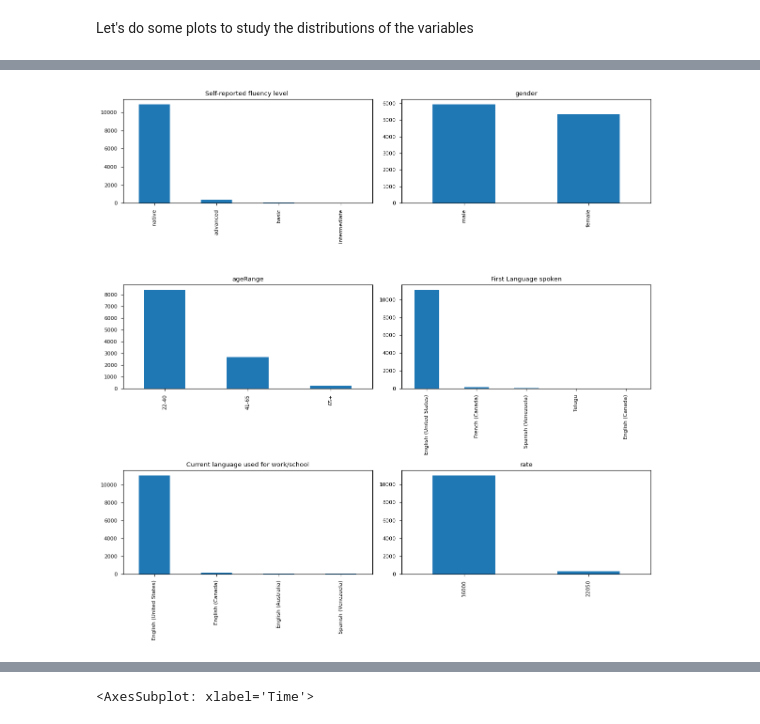
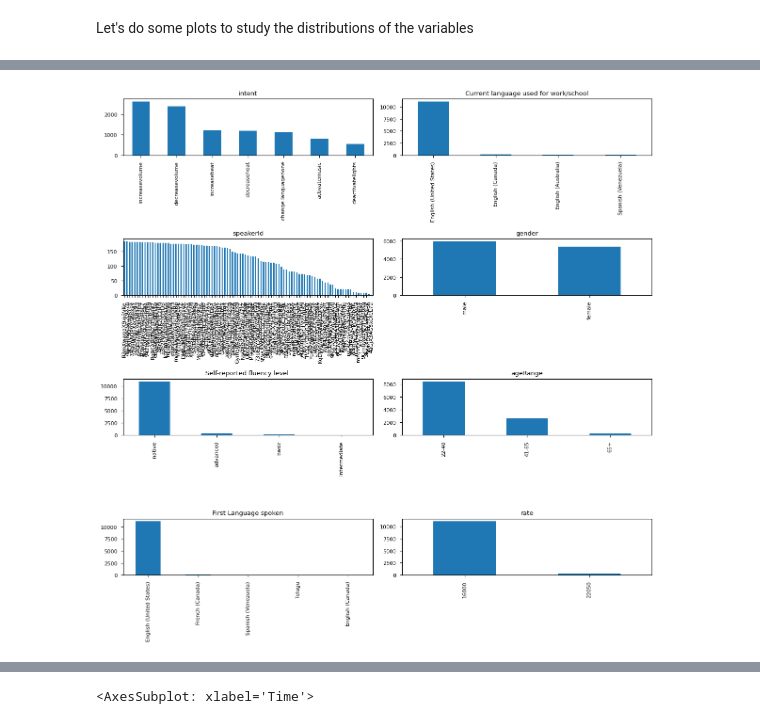
Before and after one commit to Ruglio/DSL-project, a Jupyter notebook: python/code.ipynb, the cells around one changed output, grey strips where cells are left out. Drawn from its saved outputs; the diff is of its cells as text; code cells hidden in the pictures.

```diff
--- a/python/code.ipynb
+++ b/python/code.ipynb
@@ -97,13 +70,17 @@ df["speakerId"].value_counts().plot.bar()
 # %%
-cols = ["Self-reported fluency level ", "First Language spoken", "Current language used for work/school", "gender", "ageRange", "rate"]
-fig, ax = plt.subplots(3, 2, figsize=(12, 12))
-for i, c in enumerate(cols):
-    df[c].value_counts().plot.bar(ax=ax[i%3][i%2])
-    ax[i%3][i%2].set_title(c)
+cols = ["intent", "speakerId", "Self-reported fluency level ", "First Language spoken", "Current language used for work/school", "gender", "ageRange", "rate"]
+fig, ax = plt.subplots(4, 2, figsize=(12, 12))
+for idx, c in enumerate(cols):
+    if idx < 4:
+        j = 0
+    else:
+        j = 1
+    df[c].value_counts().plot.bar(ax=ax[idx%4][j])
+    ax[idx%4][j].set_title(c)
 plt.tight_layout()
 plt.show()
 # %% [output]
-[figure, old version]
+[figure, new version]
 # %%
 cols = ["gender", "ageRange"]
 fig, ax = plt.subplots(1, 2, figsize=(12, 6))
```
Also changed, not shown: parts of 37 cells of this notebook.
